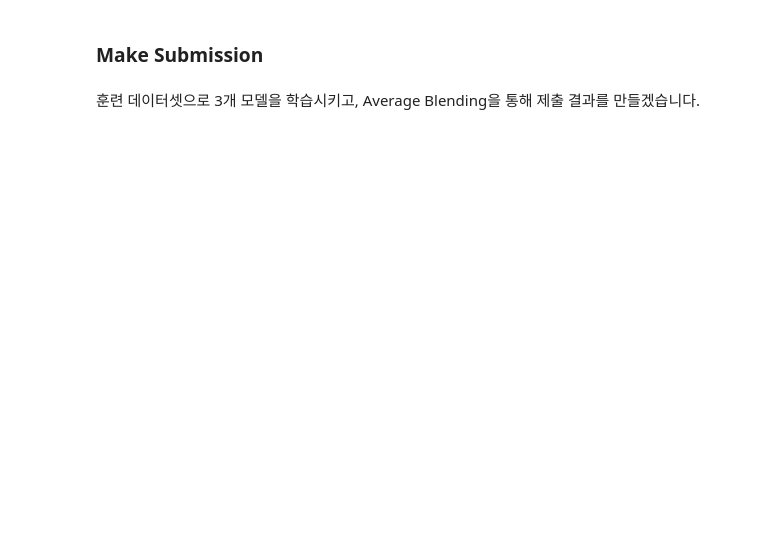
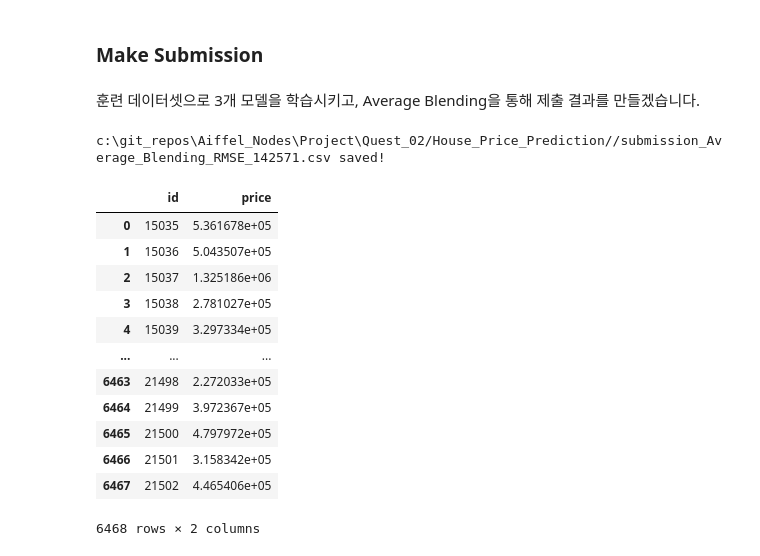
Before and after one commit to JeJuBOO/Aiffel_Nodes, a Jupyter notebook: Project/Quest_02/project_03.ipynb, the cells around one changed output. Saved outputs shown, nothing was run; the diff lists cells and outputs as text; code cells hidden in the pictures; blank space fills up the shorter version.

Commit message:
Project_03_score109999
[23.05.19]
score 109999.5

```diff
--- a/Project/Quest_02/project_03.ipynb
+++ b/Project/Quest_02/project_03.ipynb
@@ -352,29 +383,41 @@ score
 # %% [markdown]
 훈련 데이터셋으로 3개 모델을 학습시키고, Average Blending을 통해 제출 결과를 만들겠습니다.
 # %%
-def AveragingBlending(models, x, y, sub_x):
+def AveragingBlending(models, train, y, sub):
     for m in models :
-        m.fit(x.values, y)
+        m.fit(train.values, y)
 
     predictions = np.column_stack([
-        m.predict(sub_x.values) for m in models ])
+        m.predict(sub.values) for m in models ])
 
     return np.mean(predictions, axis=1)
 # %%
-def save_submission(models, train, y, sub_x, model_name, rmsle):
+def save_submission(prediction, model_name, rmsle):
 
-    prediction = AveragingBlending(models, train, y, sub_x)
+    submission = pd.DataFrame({'id' : sub_id, 'price': prediction})
 
-    prediction = np.expm1(prediction)
-
-    submission_path = join(dir, 'sample_submission.csv')
-    submission = pd.read_csv(submission_path)
-
-    submission['price'] = prediction
-    submission_csv_path = '{}/submission_{}_RMSLE_{}.csv'.format(dir, model_name, rmsle)
+    submission_csv_path = '{}/submission_{}_RMSE_{}.csv'.format(dir, model_name, rmsle)
     submission.to_csv(submission_csv_path, index=False)
     print('{} saved!'.format(submission_csv_path))
+    return submission
 # %%
-rmse_mean = round(np.mean(score['RMSE'])).dtype(str)
-save_submission(models, train_data, label_logscale, sub_data, \
-    'Average Blending', rmsle=round(np.mean(score['RMSE'])).dtype(str))
+rmse_mean = round(np.mean(score['RMSE']))
+
+prediction = AveragingBlending(models, train_data, label_logscale, sub_data)
+
+save_submission(np.expm1(prediction), 'Average_Blending', str(rmse_mean))
+# %% [output]
+c:\git_repos\Aiffel_Nodes\Project\Quest_02/House_Price_Prediction//submission_Average_Blending_RMSE_142571.csv saved!
+|  | id | price |
+| 0 | 15035 | 5.361678e+05 |
+| 1 | 15036 | 5.043507e+05 |
+| 2 | 15037 | 1.325186e+06 |
+| 3 | 15038 | 2.781027e+05 |
+| 4 | 15039 | 3.297334e+05 |
+| ... | ... | ... |
+| 6463 | 21498 | 2.272033e+05 |
+| 6464 | 21499 | 3.972367e+05 |
+| 6465 | 21500 | 4.797972e+05 |
+| 6466 | 21501 | 3.158342e+05 |
+| 6467 | 21502 | 4.465406e+05 |
+6468 rows × 2 columns
```
Also changed, not shown: parts of 10 cells of this notebook.
